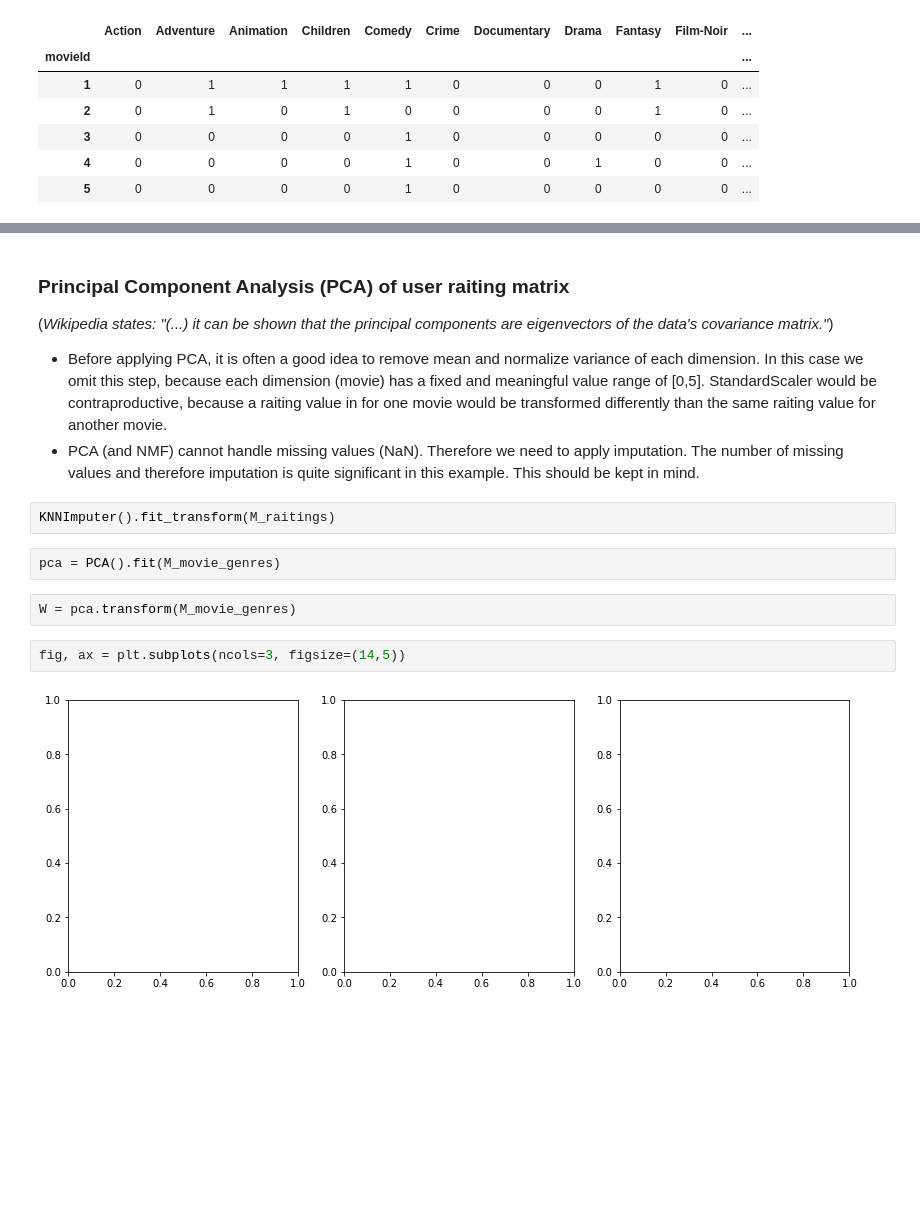
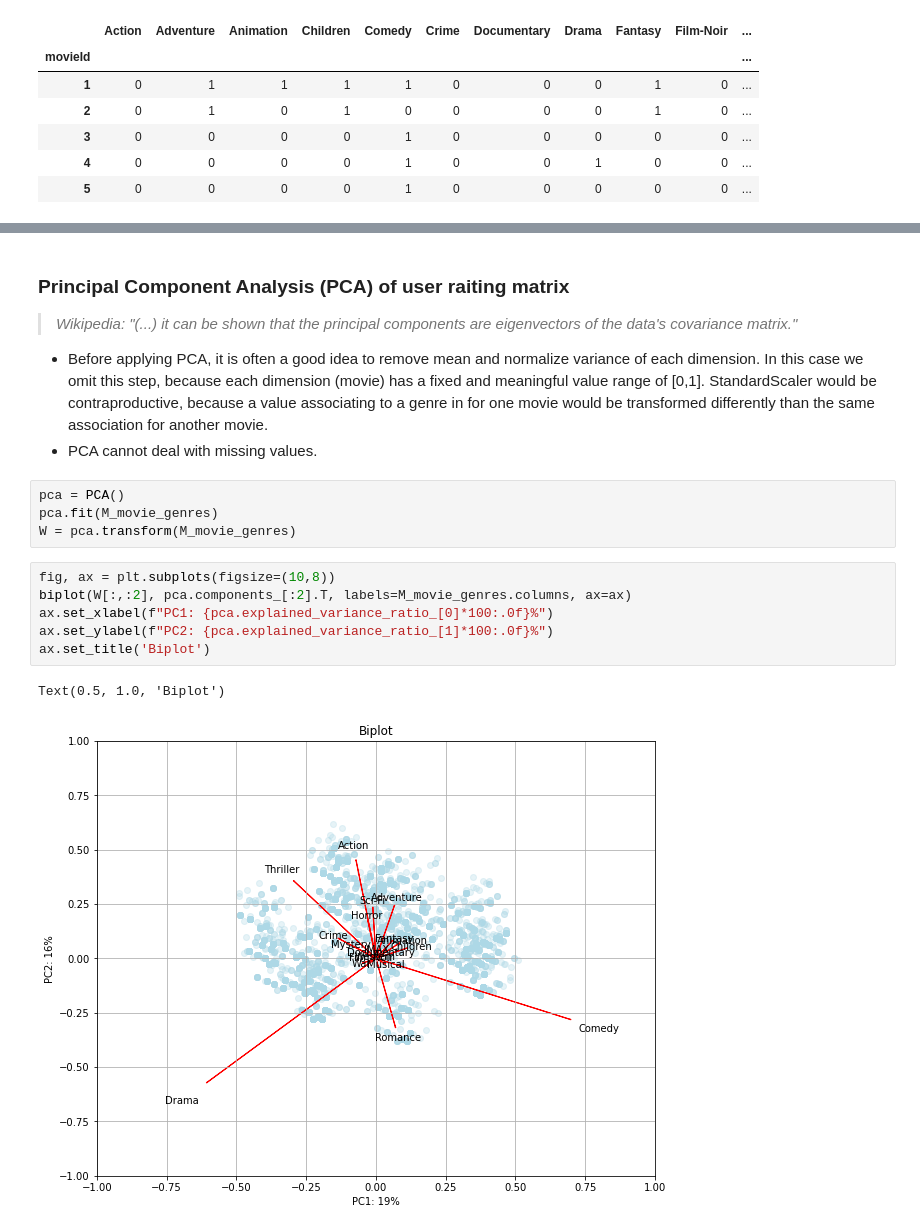
Before and after one commit to raphaelw/data-science-bootcamp, a Jupyter notebook: 10_week/project/unsupervised_learning.ipynb, the cells around one changed output, grey strips where cells are left out. Saved outputs shown, nothing was run; the diff lists cells and outputs as text; blank space fills up the shorter version.

Commit message:
pca and biplot

```diff
--- a/10_week/project/unsupervised_learning.ipynb
+++ b/10_week/project/unsupervised_learning.ipynb
@@ -85,17 +83,19 @@ Using dimensionality reduction (PCA, Principal Component Analysis) as preprocess
 # %% [markdown]
 ### Principal Component Analysis (PCA) of user raiting matrix
 
-(*Wikipedia states: "(...) it can be shown that the principal components are eigenvectors of the data's covariance matrix."*)
-
-* Before applying PCA, it is often a good idea to remove mean and normalize variance of each dimension. In this case we omit this step, because each dimension (movie) has a fixed and meaningful value range of [0,5]. StandardScaler would be contraproductive, because a raiting value in for one movie would be transformed differently than the same raiting value for another movie.
-* PCA (and NMF) cannot handle missing values (NaN). Therefore we need to apply imputation. The number of missing values and therefore imputation is quite significant in this example. This should be kept in mind.
+> *Wikipedia: "(...) it can be shown that the principal components are eigenvectors of the data's covariance matrix."*
+* Before applying PCA, it is often a good idea to remove mean and normalize variance of each dimension. In this case we omit this step, because each dimension (movie) has a fixed and meaningful value range of [0,1]. StandardScaler would be contraproductive, because a value associating to a genre in for one movie would be transformed differently than the same association for another movie.
+* PCA cannot deal with missing values.
-# %%
-KNNImputer().fit_transform(M_raitings)
 # %%
-pca = PCA().fit(M_movie_genres)
+pca = PCA()
+pca.fit(M_movie_genres)
+W = pca.transform(M_movie_genres)
-# %%
-W = pca.transform(M_movie_genres)
-# %%
-fig, ax = plt.subplots(ncols=3, figsize=(14,5))
-# %% [output]
-[figure, removed]
+# %%
+fig, ax = plt.subplots(figsize=(10,8))
+biplot(W[:,:2], pca.components_[:2].T, labels=M_movie_genres.columns, ax=ax)
+ax.set_xlabel(f"PC1: {pca.explained_variance_ratio_[0]*100:.0f}%")
+ax.set_ylabel(f"PC2: {pca.explained_variance_ratio_[1]*100:.0f}%")
+ax.set_title('Biplot')
+# %% [output]
+Text(0.5, 1.0, 'Biplot')
+[figure, added]
```
Also changed, not shown: parts of 9 cells of this notebook, 1 other file.
